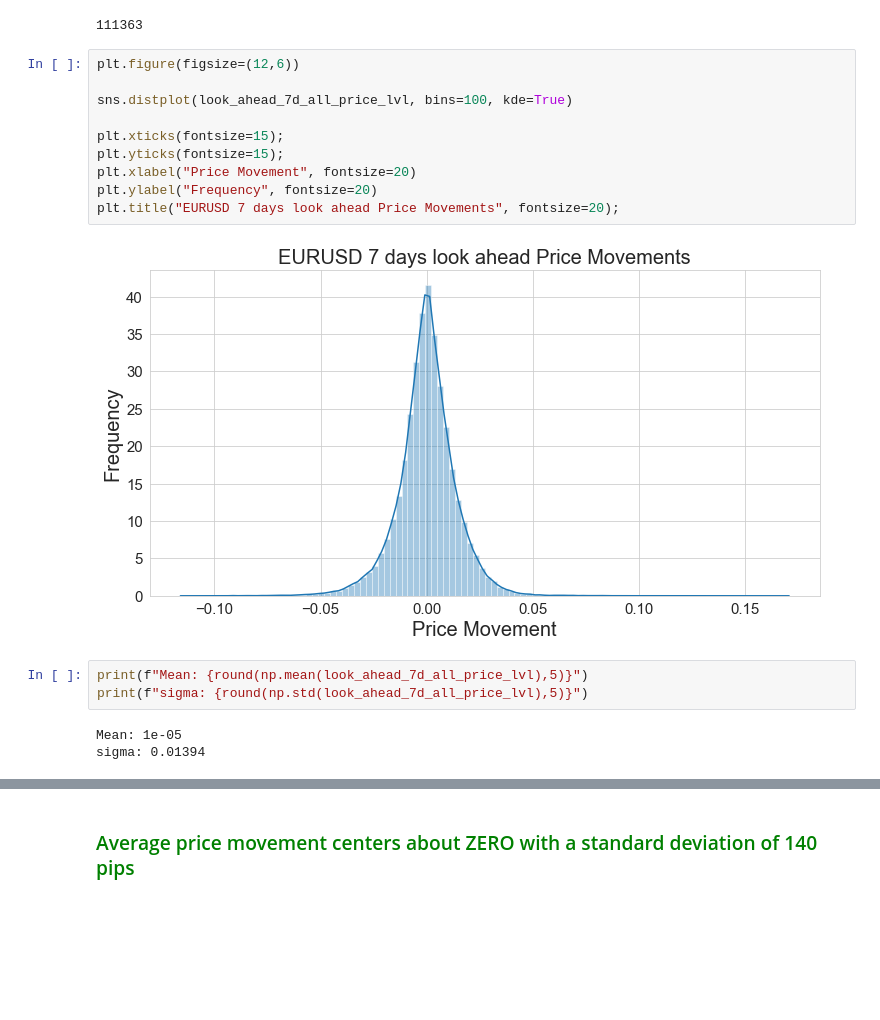
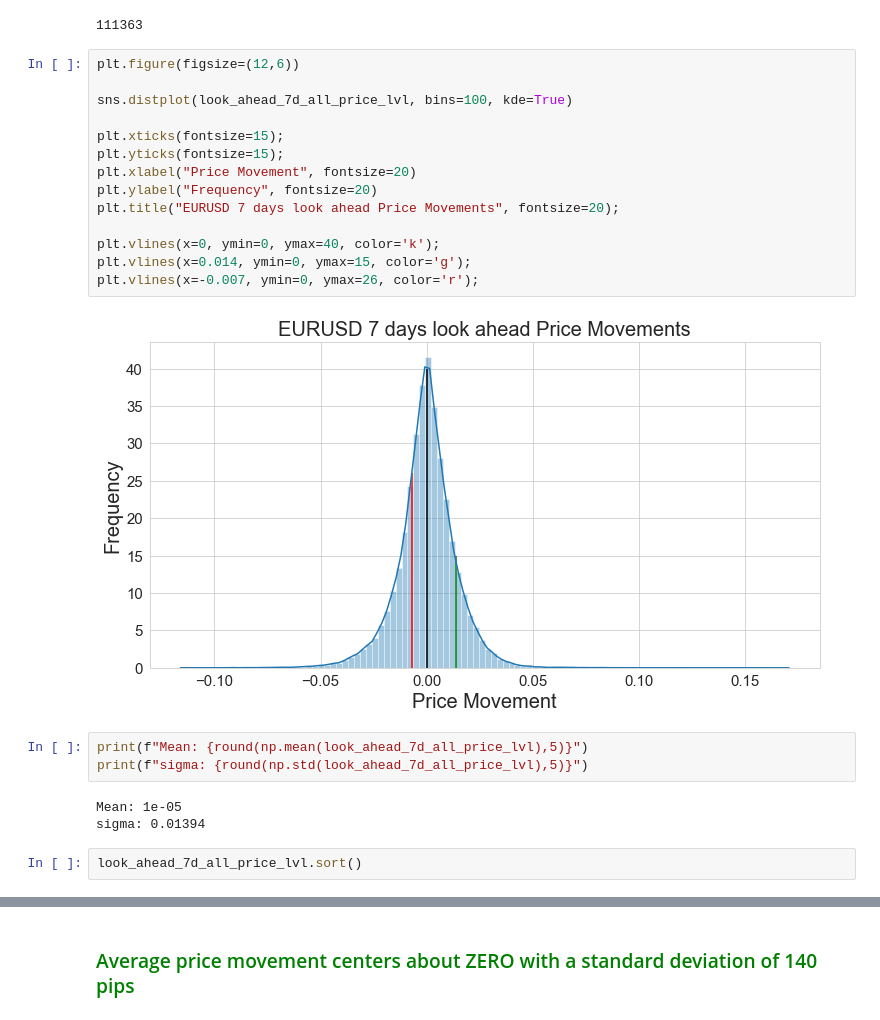
Before and after one commit to chuahb72/Forex_Predictor, a Jupyter notebook: codes/4.0_Target_define_D1.ipynb, the cells around one changed output, grey strips where cells are left out. Saved outputs shown, nothing was run; the diff lists cells and outputs as text; blank space fills up the shorter version.

```diff
--- a/codes/4.0_Target_define_D1.ipynb
+++ b/codes/4.0_Target_define_D1.ipynb
@@ -78,18 +78,24 @@ len(look_ahead_7d_all_price_lvl)
 # %%
 plt.figure(figsize=(12,6))
 
 sns.distplot(look_ahead_7d_all_price_lvl, bins=100, kde=True)
 
 plt.xticks(fontsize=15);
 plt.yticks(fontsize=15);
 plt.xlabel("Price Movement", fontsize=20)
 plt.ylabel("Frequency", fontsize=20)
 plt.title("EURUSD 7 days look ahead Price Movements", fontsize=20);
+
+plt.vlines(x=0, ymin=0, ymax=40, color='k');
+plt.vlines(x=0.014, ymin=0, ymax=15, color='g');
+plt.vlines(x=-0.007, ymin=0, ymax=26, color='r');
 # %% [output]
-[figure, old version]
+[figure, new version]
 # %%
 print(f"Mean: {round(np.mean(look_ahead_7d_all_price_lvl),5)}")
 print(f"sigma: {round(np.std(look_ahead_7d_all_price_lvl),5)}")
 # %% [output]
 Mean: 1e-05
 sigma: 0.01394
+# %%
+look_ahead_7d_all_price_lvl.sort()
```
Also changed, not shown: parts of 6 cells of this notebook, 2 other files.
